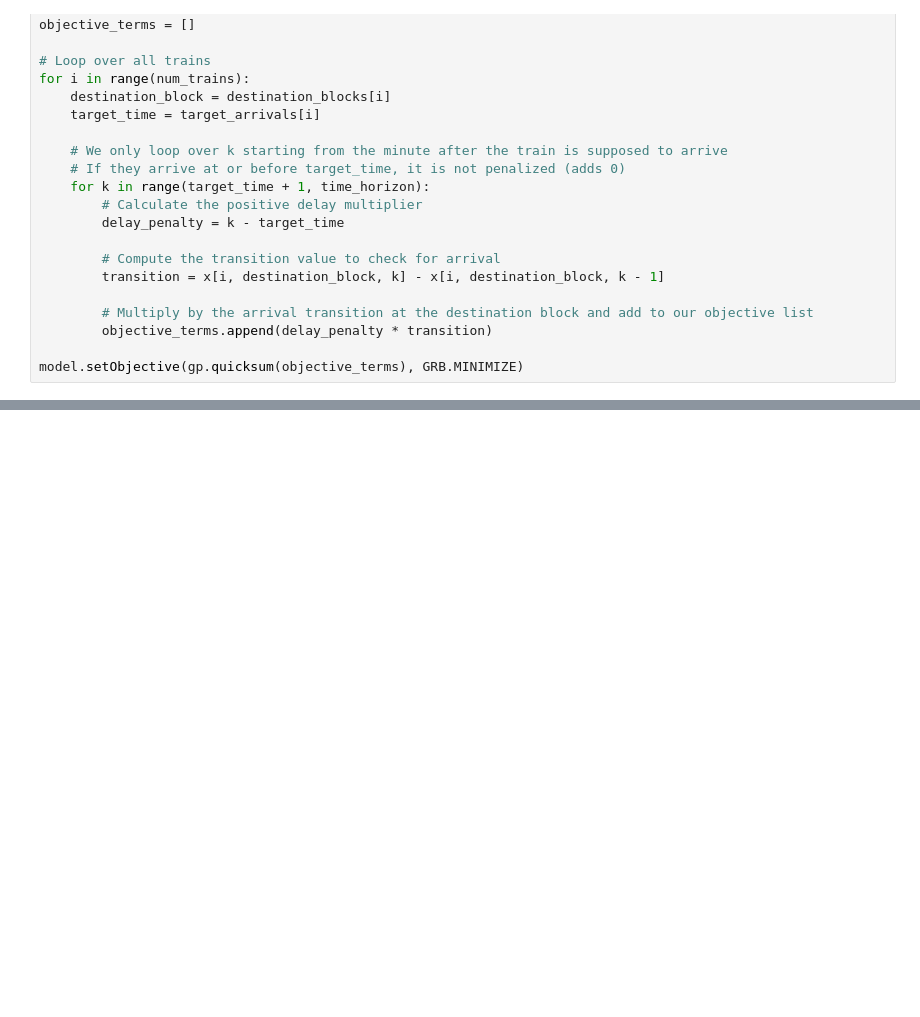
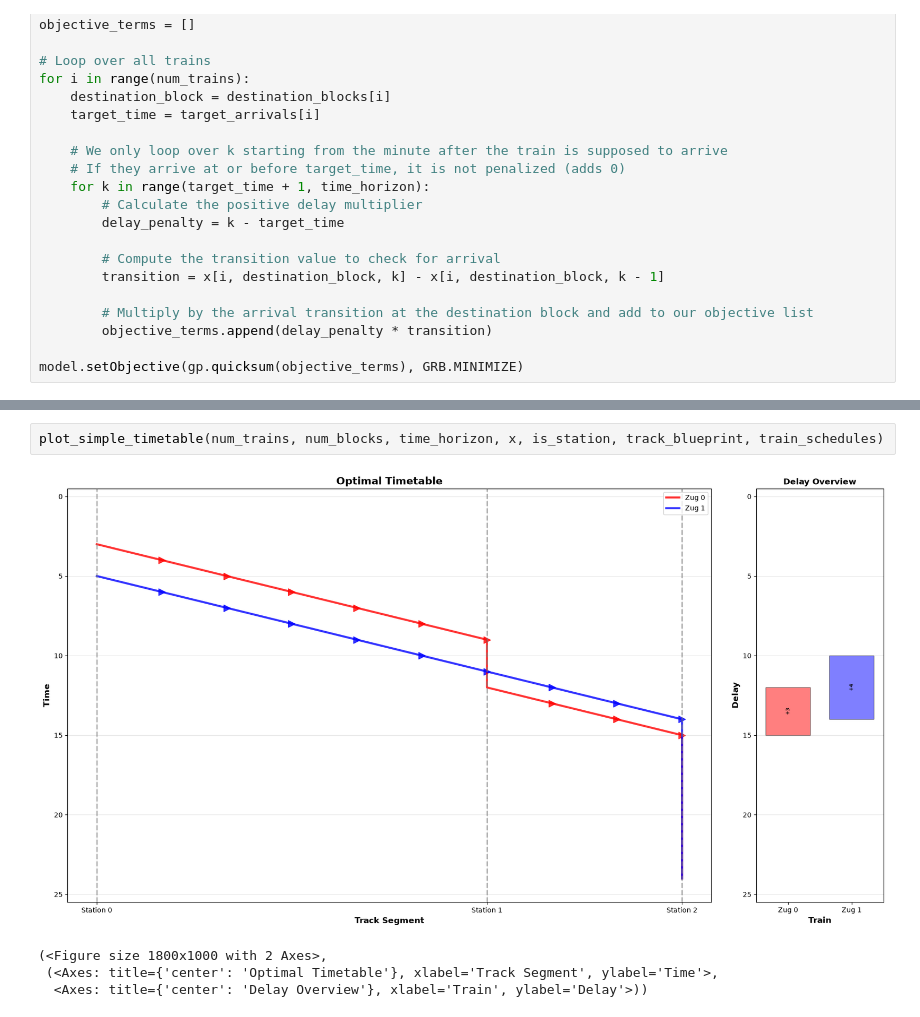
Before and after one commit to Schmiddy2000/TrainTransportationNetworkOptimization, a Jupyter notebook: Step_1/Step_1.ipynb, the cells around one changed output, grey strips where cells are left out. Saved outputs shown, nothing was run; the diff lists cells and outputs as text; blank space fills up the shorter version.

Commit message:
Updated plotting file as py (plus added a compacted version). Updated step 1 code to use both functions at the end

```diff
--- a/Step_1/Step_1.ipynb
+++ b/Step_1/Step_1.ipynb
@@ -319,3 +323,10 @@ Time 21 -> Station 9
 Time 22 -> Station 9
 Time 23 -> Station 9
 Time 24 -> Station 9
+# %%
+plot_simple_timetable(num_trains, num_blocks, time_horizon, x, is_station, track_blueprint, train_schedules)
+# %% [output]
+[figure, added]
+(<Figure size 1800x1000 with 2 Axes>,
+ (<Axes: title={'center': 'Optimal Timetable'}, xlabel='Track Segment', ylabel='Time'>,
+  <Axes: title={'center': 'Delay Overview'}, xlabel='Train', ylabel='Delay'>))
```
Also changed, not shown: parts of 4 cells of this notebook, 3 other files.
